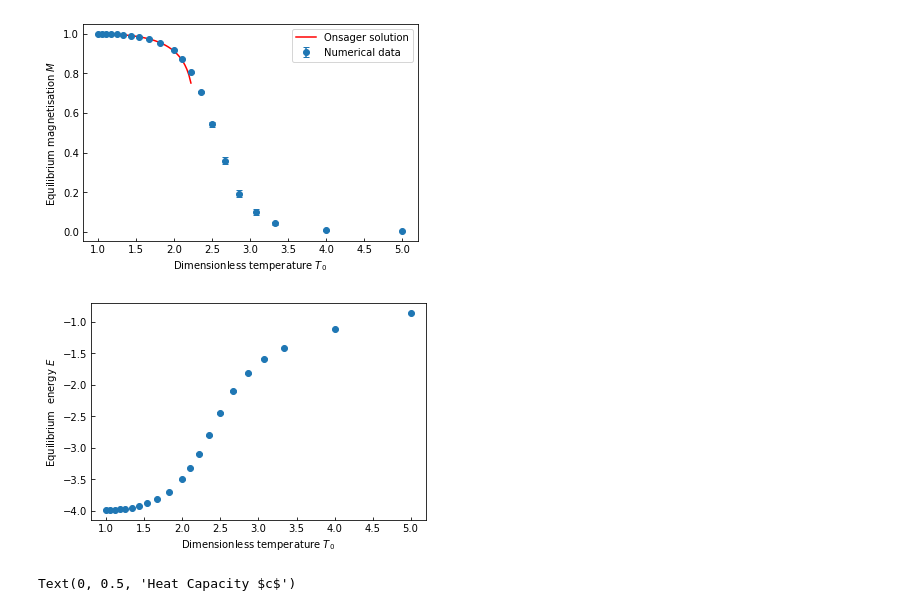
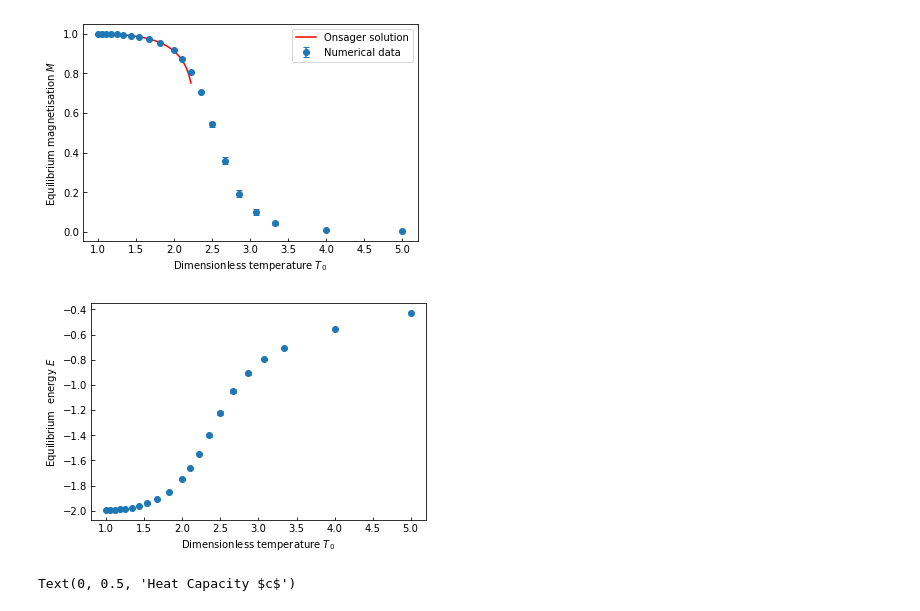
Before and after one commit to thomasbourke1/ising-model, a Jupyter notebook: task1.ipynb, the cells around one changed output. Saved outputs shown, nothing was run; the diff lists cells and outputs as text; code cells hidden in the pictures.

```diff
--- a/task1.ipynb
+++ b/task1.ipynb
@@ -249,21 +249,25 @@ plt.savefig("figures/task2_magnetisation.png")
 # %%
 # task 2 equilibrium averages: energy
 betas, eqE, eqE_err = plotter("Dimensionless energy $E$", 3, 50)
 
 T_0 = temp_flipper(betas)
+
+# fix double counting energy
+for i in range(len(eqE)):
+    eqE[i] /= 2
 
 plt.errorbar(T_0, eqE, yerr=eqE_err, fmt='o', capsize=3)
 
 # Set tick parameters inwards
 plt.tick_params(axis='both', direction='in')
 plt.xlabel('Dimensionless temperature $T_0$')
 # plt.xlim(0, sweepRange)
 
 plt.ylabel("Equilibrium  energy $E$")
 
 plt.savefig("figures/task2_energy.png")
 # %% [output]
-[figure, old version]
+[figure, new version]
 # %%
 # task 4, calculate specific heat capacity c
 
```
Also changed, not shown: parts of 2 cells of this notebook, 2 other files.
